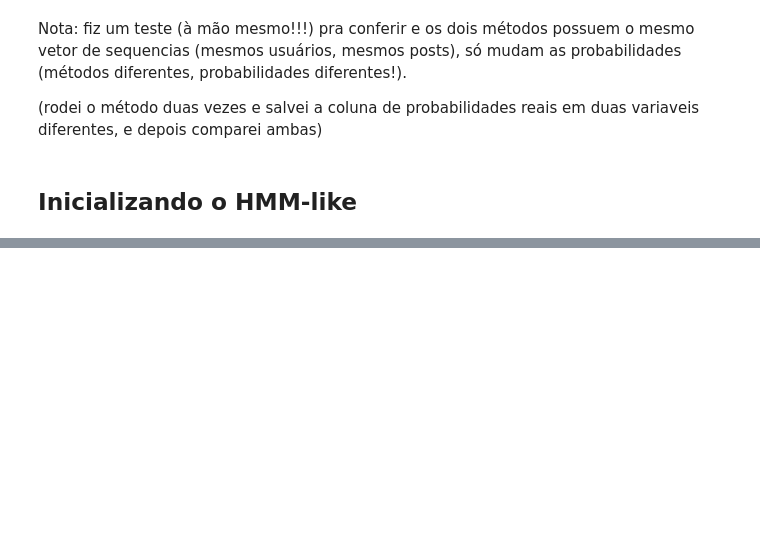
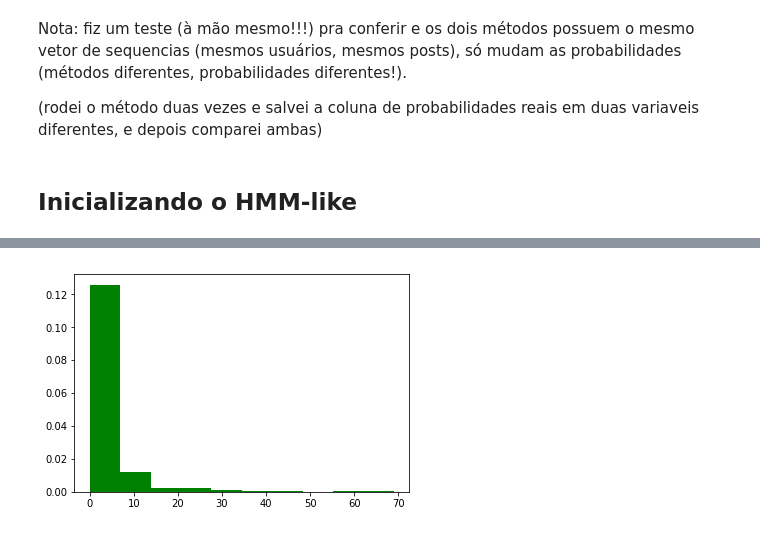
Before and after one commit to rafaelsmedina/reddit, a Jupyter notebook: e_ml_methods/HMM-like.ipynb, the cells around one changed output, grey strips where cells are left out. Cells and saved outputs as stored; diff of their text form; code cells hidden in the pictures; blank space fills up the shorter version.

```diff
--- a/e_ml_methods/HMM-like.ipynb
+++ b/e_ml_methods/HMM-like.ipynb
@@ -225,0 +268,5 @@ for user in sequences:
+# %%
+plt.hist(zero_to_one_calc, density=True, facecolor='g')
+plt.show()
+# %% [output]
+[figure, added]
```
Also changed, not shown: parts of 11 cells of this notebook, 10 other files.
